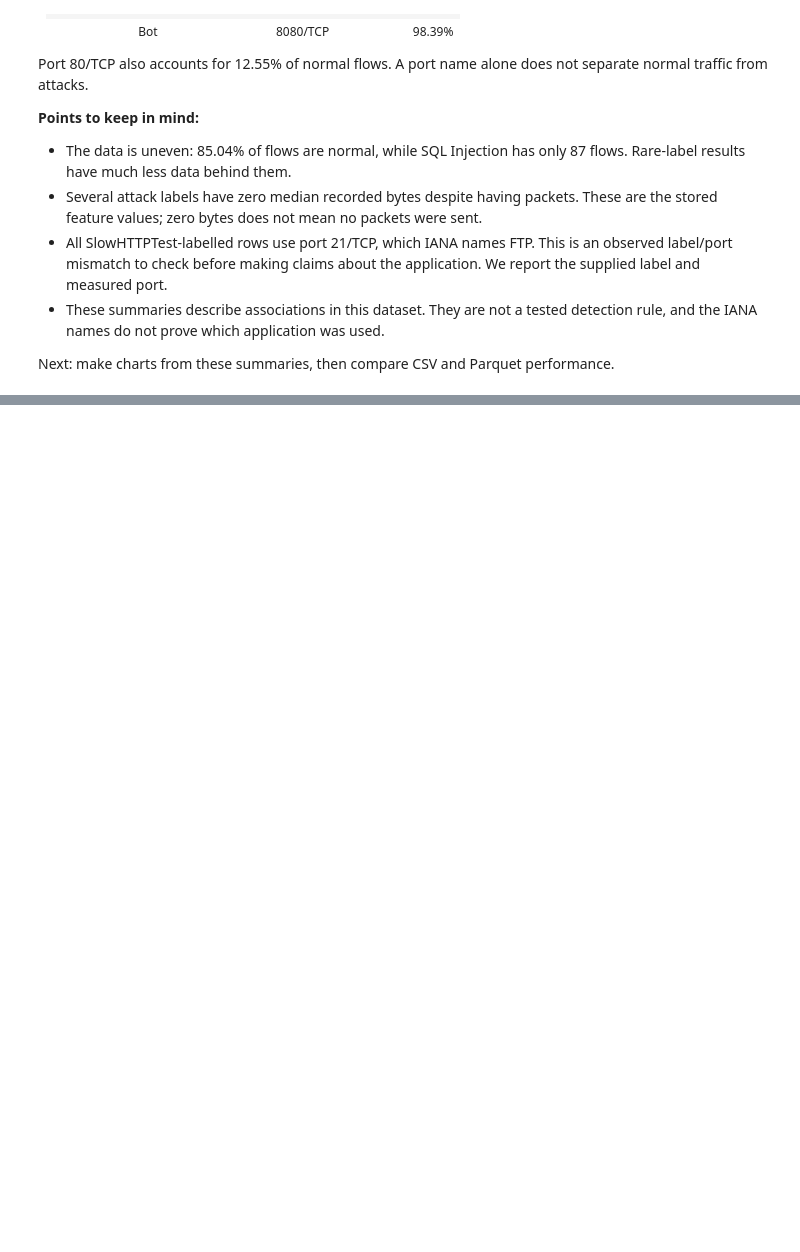
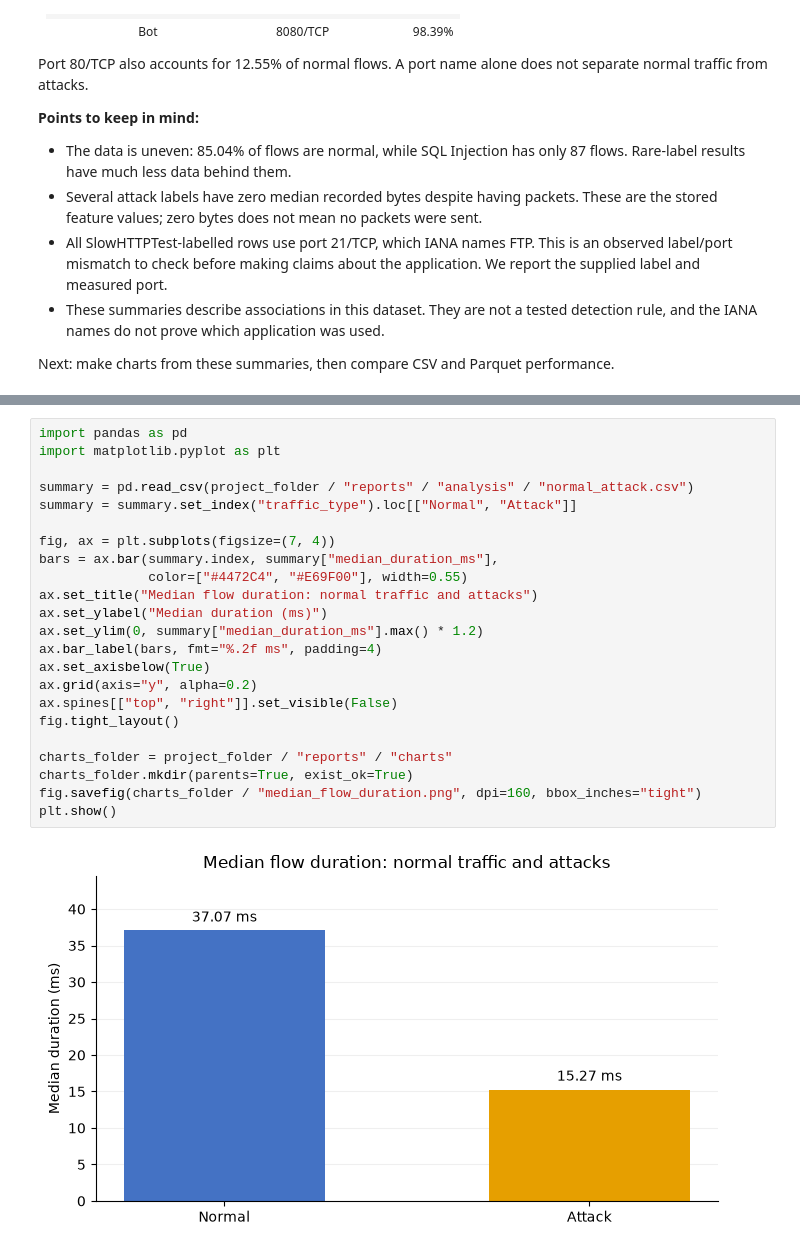
Before and after one commit to waleedm96/DPA-Cybersecurity-Analysis, a Jupyter notebook: notebooks/DPA_Volume_Part1.ipynb, the cells around one changed output, grey strips where cells are left out. Cells and saved outputs as stored; diff of their text form; blank space fills up the shorter version.

Commit message:
Add median flow duration chart

```diff
--- a/notebooks/DPA_Volume_Part1.ipynb
+++ b/notebooks/DPA_Volume_Part1.ipynb
@@ -1171,0 +1182,25 @@ Next: make charts from these summaries, then compare CSV and Parquet performance
+# %%
+import pandas as pd
+import matplotlib.pyplot as plt
+
+summary = pd.read_csv(project_folder / "reports" / "analysis" / "normal_attack.csv")
+summary = summary.set_index("traffic_type").loc[["Normal", "Attack"]]
+
+fig, ax = plt.subplots(figsize=(7, 4))
+bars = ax.bar(summary.index, summary["median_duration_ms"],
+              color=["#4472C4", "#E69F00"], width=0.55)
+ax.set_title("Median flow duration: normal traffic and attacks")
+ax.set_ylabel("Median duration (ms)")
+ax.set_ylim(0, summary["median_duration_ms"].max() * 1.2)
+ax.bar_label(bars, fmt="%.2f ms", padding=4)
+ax.set_axisbelow(True)
+ax.grid(axis="y", alpha=0.2)
+ax.spines[["top", "right"]].set_visible(False)
+fig.tight_layout()
+
+charts_folder = project_folder / "reports" / "charts"
+charts_folder.mkdir(parents=True, exist_ok=True)
+fig.savefig(charts_folder / "median_flow_duration.png", dpi=160, bbox_inches="tight")
+plt.show()
+# %% [output]
+[figure, added]
```
Also changed, not shown: parts of 2 cells of this notebook.
